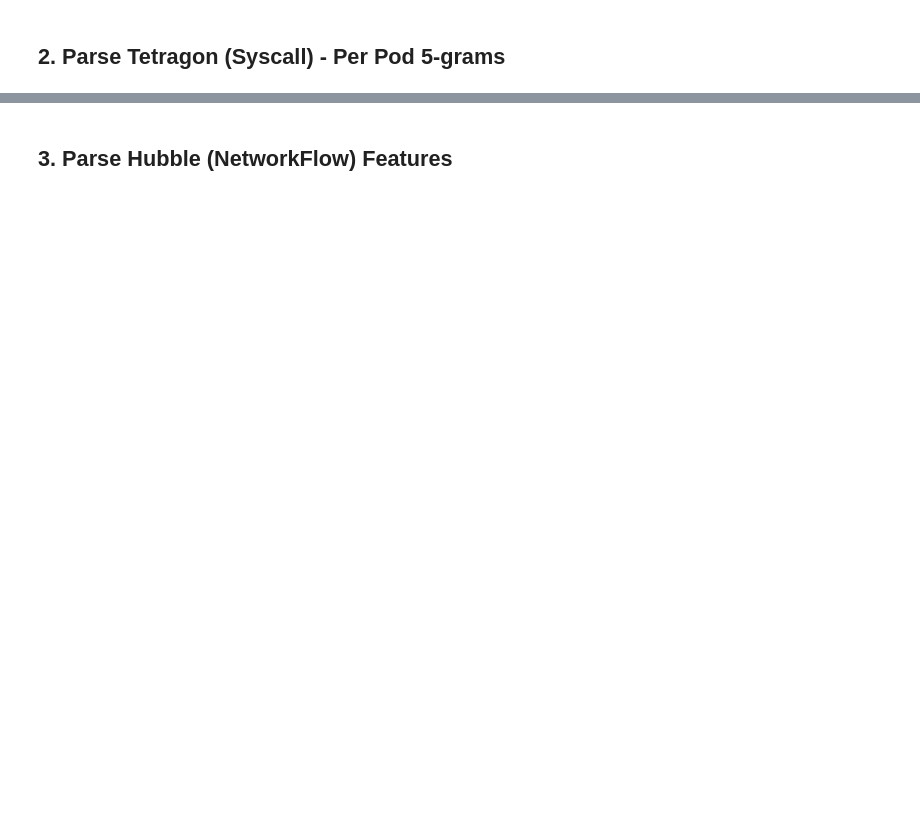
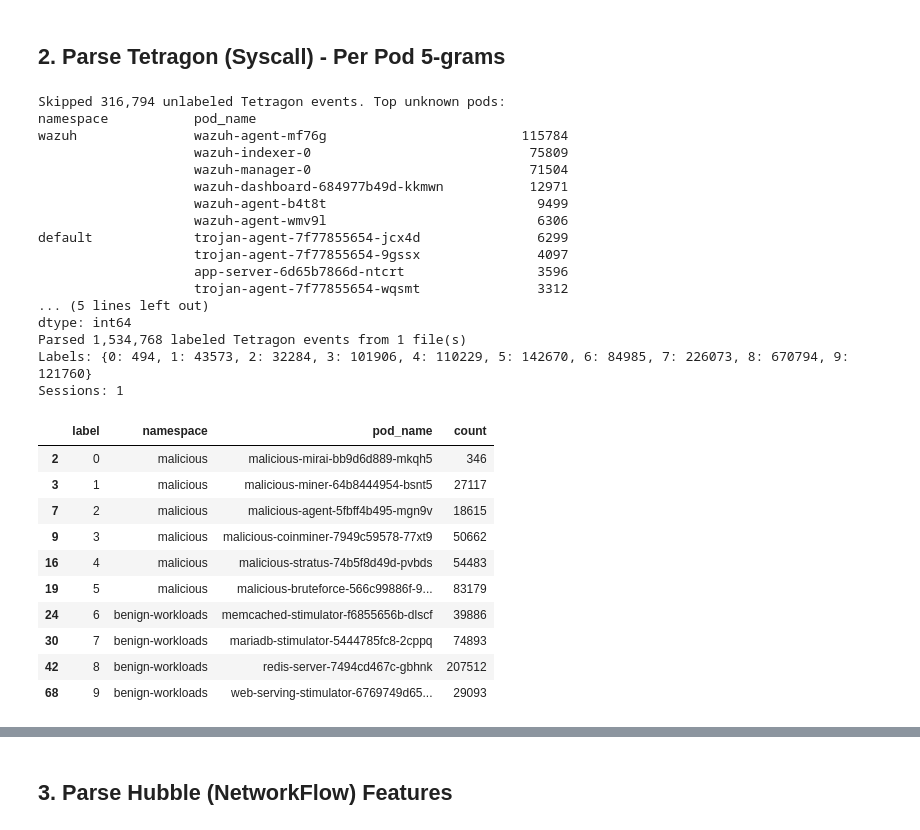
Before and after one commit to danielcristho/K-WATCH, a Jupyter notebook: feature_engineering/pre_processing.ipynb, the cells around one changed output, grey strips where cells are left out. Cells and saved outputs as stored; diff of their text form; code cells hidden in the pictures; blank space fills up the shorter version.

```diff
--- a/feature_engineering/pre_processing.ipynb
+++ b/feature_engineering/pre_processing.ipynb
@@ -43,5 +88,14 @@ print(json.dumps(hubble_malicious, indent=1))
 # %%
 with open("raw_logs/tetragon.json") as f:
-    tetragon_socket = [json.loads(line) for line in f if line.strip() and "malicious-containers-stratus" in line.lower()][:2]
+    tetragon_socket = []
+    for line in f:
+        if line.strip() and "bruteforce" in line.lower():
+            try:
+                tetragon_socket.append(json.loads(line))
+            except json.JSONDecodeError:
+                continue
+            if len(tetragon_socket) >= 2:
+                break
+
 print(f"\nTetragon socket:")
 print(json.dumps(tetragon_socket, indent=1))
@@ -128,6 +191,11 @@ for rule in LABEL_RULES:
 # %% [markdown]
 ## 2. Parse Tetragon (Syscall) - Per Pod 5-grams
 # %%
+def session_id_from_path(path):
+    match = re.search(r"_session_(\d+)\.json$", str(path))
+    return int(match.group(1)) if match else 0
+
+
 def iter_json_records(filepath):
     """Read either NDJSON or a JSON array/object without loading broken lines."""
     with open(filepath) as f:
@@ -150,16 +218,19 @@ def iter_json_records(filepath):
             except json.JSONDecodeError:
                 continue
 
-def session_id_from_path(path):
-    match = re.search(r"_session_(\d+)\.json$", str(path))
-    return int(match.group(1)) if match else 0
-
 def tetragon_log_paths():
+    # Prioritize per-session files to preserve session_id from filename
     session_paths = sorted(
         Path("raw_logs/sessions").glob("tetragon_session_*.json"),
         key=session_id_from_path,
     )
-    return session_paths or [Path("raw_logs/1_tetragon.json")]
+    if session_paths:
+        return session_paths
+    # Fallback to merged (session_id will be 0 for all records)
+    merged = Path("raw_logs/tetragon.json")
+    if merged.exists():
+        return [merged]
+    return sorted(Path("raw_logs").glob("*_tetragon.json")) or [merged]
 
 def parse_tetragon_file(filepath):
     records = []
@@ -191,7 +262,8 @@ def parse_tetragon_file(filepath):
             container = process.get("container", {})
             pod_name = pod.get("name", "")
             namespace = pod.get("namespace", "")
-            scenario_label = get_label_info(pod_name)
+            # scenario_label = get_label_info(pod_name)
+            scenario_label = get_label_info(pod_name, namespace)
             label = scenario_label
 
             records.append({
@@ -204,34 +276,67 @@ def parse_tetragon_file(filepath):
                 "container": container.get("name", ""),
                 "binary": process.get("binary", ""),
                 "syscall": syscall,
                 "label": scenario_label,
                 "scenario_label": scenario_label,
             })
         except Exception:
             continue
 
     return records
 
 def parse_tetragon():
     records = []
     paths = tetragon_log_paths()
     for path in paths:
         records.extend(parse_tetragon_file(path))
 
     df = pd.DataFrame(records)
     unknown = df[df["label"] < 0].copy()
     if not unknown.empty:
         print(f"Skipped {len(unknown):,} unlabeled Tetragon events. Top unknown pods:")
         print(unknown.groupby(["namespace", "pod_name"]).size().sort_values(ascending=False).head(15))
 
     df = df[df["label"] >= 0].copy()
     print(f"Parsed {len(df):,} labeled Tetragon events from {len(paths)} file(s)")
     print(f"Labels: {df['label'].value_counts().sort_index().to_dict()}")
     print(f"Sessions: {df['session_id'].nunique()}")
     return df
 
 tetragon_df = parse_tetragon()
-tetragon_df.head()
+# tetragon_df[tetragon_df["pod_name"].str.contains("bruteforce")].head()
+# tetragon_df.head()
+
+# Sample top pods per label
+tetragon_df.groupby(["label", "namespace", "pod_name"]).size().reset_index(name="count").sort_values(["label", "count"], ascending=[True, False]).groupby("label").head(1)
+# %% [output]
+Skipped 316,794 unlabeled Tetragon events. Top unknown pods:
+namespace           pod_name
+wazuh               wazuh-agent-mf76g                         115784
+                    wazuh-indexer-0                            75809
+                    wazuh-manager-0                            71504
+                    wazuh-dashboard-684977b49d-kkmwn           12971
+                    wazuh-agent-b4t8t                           9499
+                    wazuh-agent-wmv9l                           6306
+default             trojan-agent-7f77855654-jcx4d               6299
+                    trojan-agent-7f77855654-9gssx               4097
+                    app-server-6d65b7866d-ntcrt                 3596
+                    trojan-agent-7f77855654-wqsmt               3312
+... (5 lines left out)
+dtype: int64
+Parsed 1,534,768 labeled Tetragon events from 1 file(s)
+Labels: {0: 494, 1: 43573, 2: 32284, 3: 101906, 4: 110229, 5: 142670, 6: 84985, 7: 226073, 8: 670794, 9: 121760}
+Sessions: 1
+|  | label | namespace | pod_name | count |
+| 2 | 0 | malicious | malicious-mirai-bb9d6d889-mkqh5 | 346 |
+| 3 | 1 | malicious | malicious-miner-64b8444954-bsnt5 | 27117 |
+| 7 | 2 | malicious | malicious-agent-5fbff4b495-mgn9v | 18615 |
+| 9 | 3 | malicious | malicious-coinminer-7949c59578-77xt9 | 50662 |
+| 16 | 4 | malicious | malicious-stratus-74b5f8d49d-pvbds | 54483 |
+| 19 | 5 | malicious | malicious-bruteforce-566c99886f-9... | 83179 |
+| 24 | 6 | benign-workloads | memcached-stimulator-f6855656b-dlscf | 39886 |
+| 30 | 7 | benign-workloads | mariadb-stimulator-5444785fc8-2cppq | 74893 |
+| 42 | 8 | benign-workloads | redis-server-7494cd467c-gbhnk | 207512 |
+| 68 | 9 | benign-workloads | web-serving-stimulator-6769749d65... | 29093 |
 # %%
 SYSCALL_MAP = {
     "__x64_sys_read": 0,
```
Also changed, not shown: parts of 11 cells of this notebook, 46 other files.
